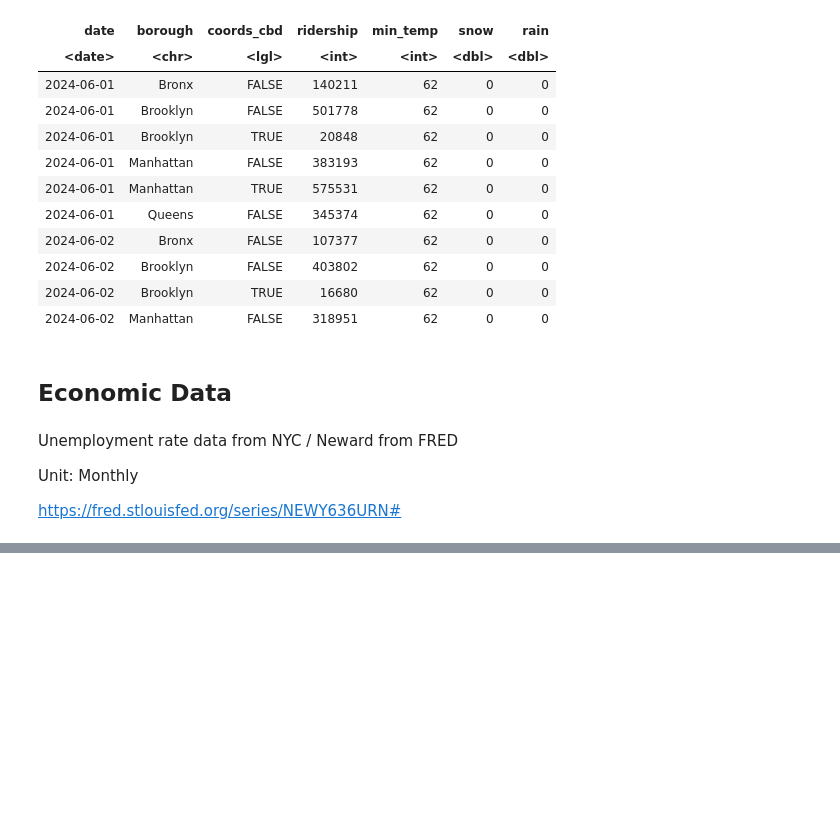
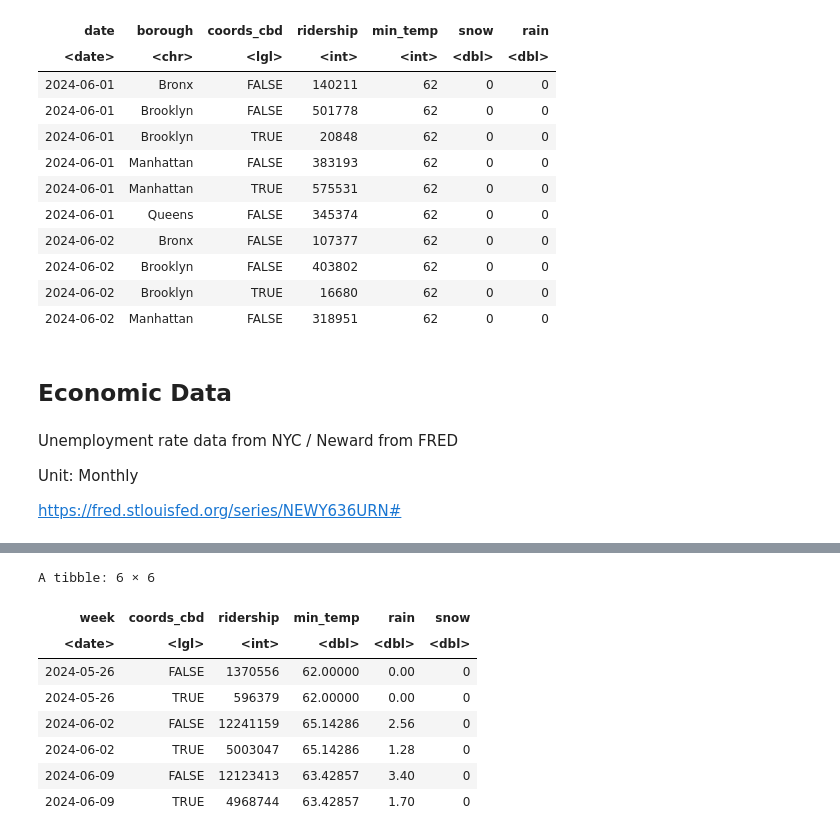
Before and after one commit to lily-harper/statsproject, a Jupyter notebook: 1_data.ipynb, the cells around one changed output, grey strips where cells are left out. Saved outputs shown, nothing was run; the diff lists cells and outputs as text; code cells hidden in the pictures; blank space fills up the shorter version.

```diff
--- a/1_data.ipynb
+++ b/1_data.ipynb
@@ -255,0 +309,12 @@ write.csv(df_merged, "data/combined_data.csv", row.names = FALSE)
+# %%
+head(df_weekly)
+# %% [output]
+A tibble: 6 × 6
+| week | coords_cbd | ridership | min_temp | rain | snow |
+| <date> | <lgl> | <int> | <dbl> | <dbl> | <dbl> |
+| 2024-05-26 | FALSE | 1370556 | 62.00000 | 0.00 | 0 |
+| 2024-05-26 | TRUE | 596379 | 62.00000 | 0.00 | 0 |
+| 2024-06-02 | FALSE | 12241159 | 65.14286 | 2.56 | 0 |
+| 2024-06-02 | TRUE | 5003047 | 65.14286 | 1.28 | 0 |
+| 2024-06-09 | FALSE | 12123413 | 63.42857 | 3.40 | 0 |
+| 2024-06-09 | TRUE | 4968744 | 63.42857 | 1.70 | 0 |
```
Also changed, not shown: parts of 16 cells of this notebook, 6 other files.
